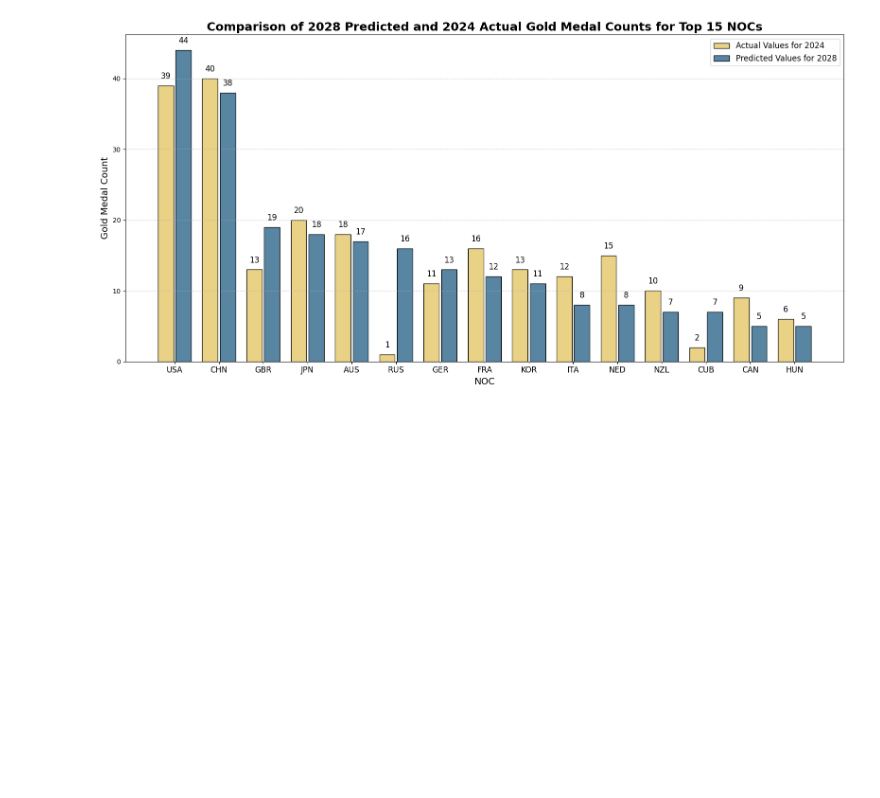
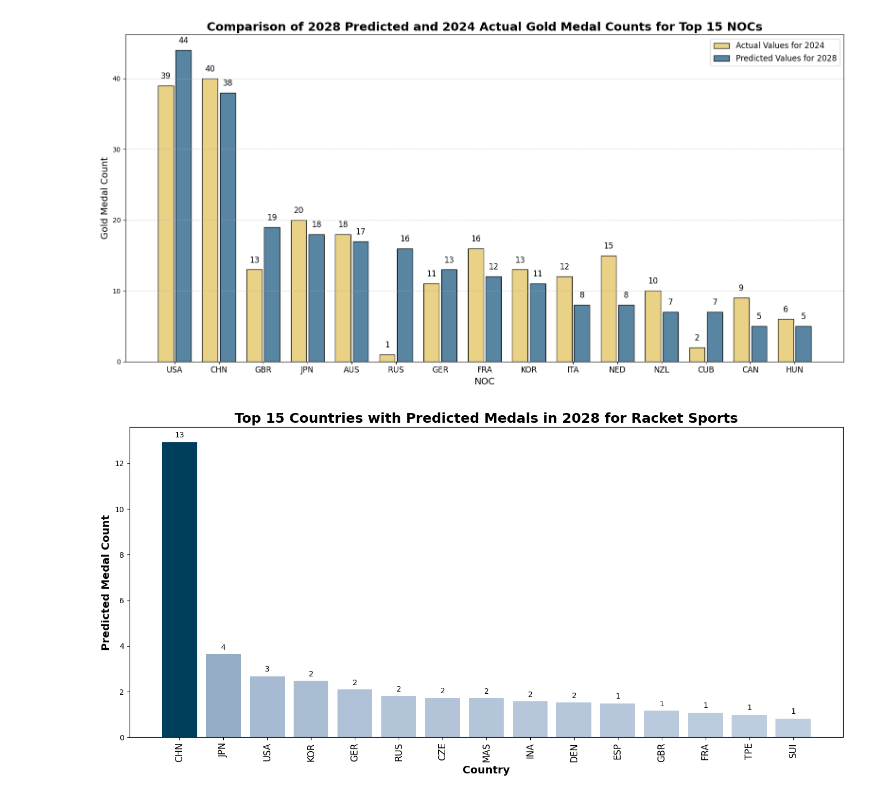
Before and after one commit to Yaoyuxuanyyds/2025MCM-C, a Jupyter notebook: vis.ipynb, the cells around one changed output. Cells and saved outputs as stored; diff of their text form; code cells hidden in the pictures; blank space fills up the shorter version.

```diff
--- a/anlysis.ipynb
+++ b/vis.ipynb
@@ -90,43 +90,64 @@ import numpy as np
 from matplotlib.colors import LinearSegmentedColormap
 
 
+# 获得2024年数据
+# true_values_all = np.load('data/medal_count.npy')
+medal_dist = np.load('data/olympic_medals_with_type.npy')
+true_values_all = medal_dist[9, :, :]
+compare_values = true_values_all[30]
+# 设为整数
+compare_values = compare_values.astype(int)
+
+total_count = np.sum(compare_values)
+
 # 加载pred_medals
 pred_medals = np.load('data/result/pred_medals_test.npy')
-# rescale
-total_medals_list = np.load('data/total_medals_list.npy')
-pred_medals = pred_medals / sum(pred_medals) * total_medals_list[year_to_idx[2024]]
 
-max_indices = np.argsort(pred_medals)[-20:]  # 获取前20名索引
+# # rescale
+# total_medals_list = np.load('data/total_medals_list.npy')
+# pred_medals = pred_medals / sum(pred_medals) * total_medals_list[-1]
+pred_medals = pred_medals / sum(pred_medals) * total_count
+
+
+
+# 从noc_to_idx.npy加载映射字典
+noc_to_idx = np.load("data/noc_to_idx.npy", allow_pickle=True).item()
+idx_to_noc = {v: k for k, v in noc_to_idx.items()}  # 反转字典以从索引获取NOC
+
+
+
+max_indices = np.argsort(pred_medals)[-15:]  # 获取前20名索引
 # 倒排
 max_indices = max_indices[::-1]
 # 自定义蓝色系渐变，避免最高值出现偏红色
 colors = ["#bfcde0", "#9eb5cc", "#6e81a8", "#4a6587", "#2f4b7c", "#003f5c"]
 custom_cmap = LinearSegmentedColormap.from_list("custom_blues", colors)
 
 # 假设 pred_medals 和 max_indices 已定义
 # 动态生成 x 轴
 x = range(1, len(max_indices) + 1)
 
 # 生成颜色映射
 norm = plt.Normalize(vmin=min(pred_medals[max_indices]), vmax=max(pred_medals[max_indices]))
 colors = custom_cmap(norm(pred_medals[max_indices]))  # 根据数据生成蓝色系渐变颜色
 
 # 绘制柱状图
 plt.figure(figsize=(14, 7))  # 增加图表大小
 plt.bar(x, pred_medals[max_indices], color=colors)
 
 # 设置 x 轴标签为国家名称
 plt.xticks(x, [idx_to_noc[idx] for idx in max_indices], rotation=90, fontsize=12)
 
 # 添加数值标签
 for i, value in enumerate(pred_medals[max_indices]):
-    plt.text(x[i], value + 0.5, f"{value:.0f}", ha='center', fontsize=10, color='black')
+    plt.text(x[i], value + 0.2, f"{value:.0f}", ha='center', fontsize=10, color='black')
 
 # 设置图表信息（标题和轴标题字体更大并加粗）
 plt.xlabel('Country', fontsize=14, fontweight='bold')
 plt.ylabel('Predicted Medal Count', fontsize=14, fontweight='bold')
-plt.title('Top 20 Countries with Predicted Medals in 2028', fontsize=16, fontweight='bold')
-
+plt.title('Top 15 Countries with Predicted Medals in 2028 for Racket Sports', fontsize=18, fontweight='bold', )
 # 自动调整布局避免重叠
 plt.tight_layout()
 plt.show()
+# %% [output]
+[figure, added]
```
Also changed, not shown: 25 other files.
